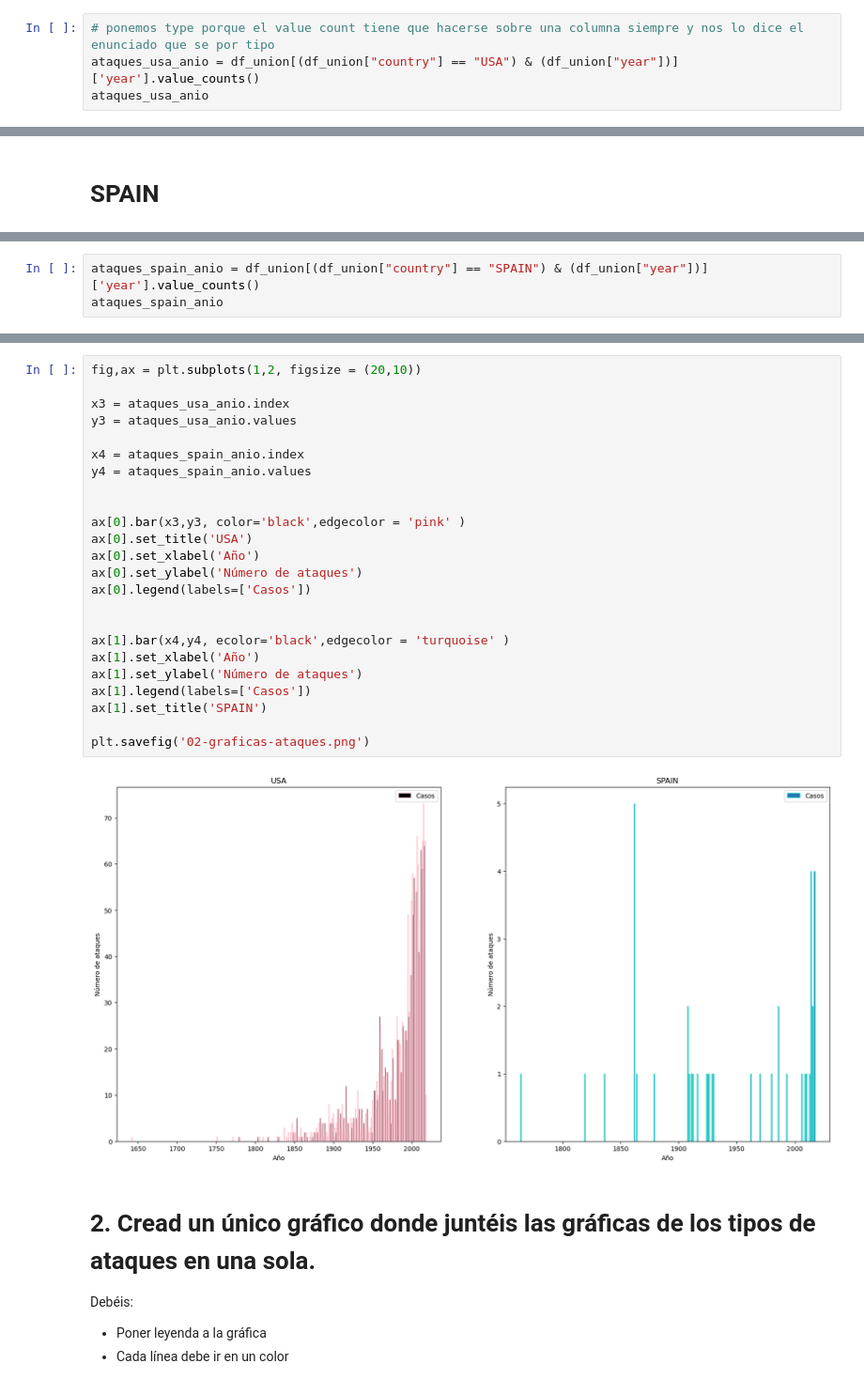
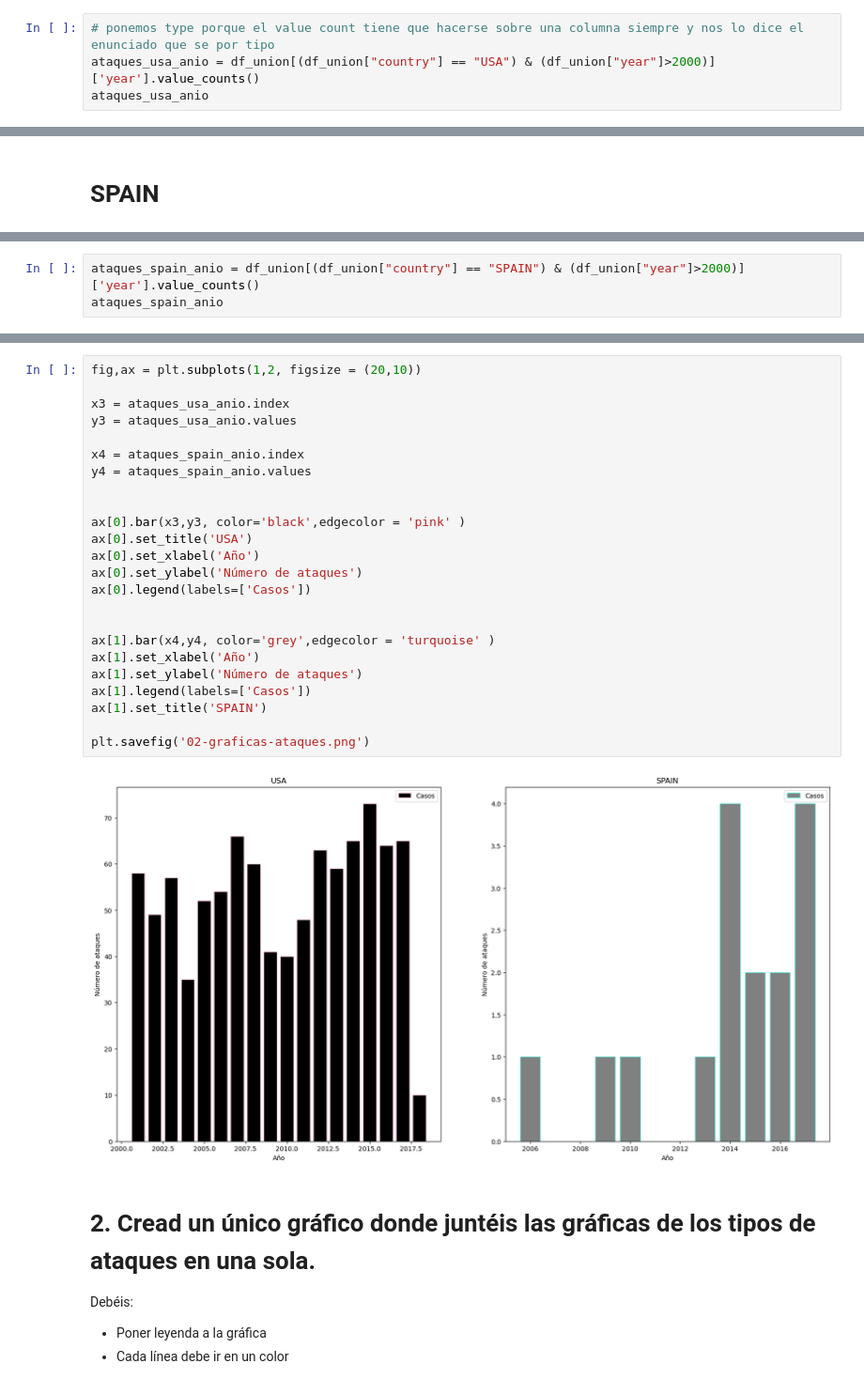
Before and after one commit to Adalab/DA-promoC-modulo-02-Marina-Lourdes-Ana, a Jupyter notebook: Visualizacion/02-Visualizacion_2.ipynb, the cells around one changed output, grey strips where cells are left out. Shown at 94% size. Drawn from its saved outputs; the diff is of its cells as text.

```diff
--- a/Visualizacion/02-Visualizacion_2.ipynb
+++ b/Visualizacion/02-Visualizacion_2.ipynb
@@ -145,6 +144,6 @@ df_union[(df_union["country"] == "USA") & (df_union["year"])].shape[0]
 # %%
 # ponemos type porque el value count tiene que hacerse sobre una columna siempre y nos lo dice el enunciado que se por tipo
-ataques_usa_anio = df_union[(df_union["country"] == "USA") & (df_union["year"])]['year'].value_counts()
+ataques_usa_anio = df_union[(df_union["country"] == "USA") & (df_union["year"]>2000)]['year'].value_counts()
 ataques_usa_anio
 # %% [output]
 2015.0    73
@@ -168,4 +174,4 @@ df_union[(df_union["country"] == "SPAIN") & (df_union["year"])].shape[0]
 # %%
-ataques_spain_anio = df_union[(df_union["country"] == "SPAIN") & (df_union["year"])]['year'].value_counts()
+ataques_spain_anio = df_union[(df_union["country"] == "SPAIN") & (df_union["year"]>2000)]['year'].value_counts()
 ataques_spain_anio
 # %% [output]
@@ -189,29 +187,29 @@ Name: year, dtype: int64
 # %%
 fig,ax = plt.subplots(1,2, figsize = (20,10))
 
 x3 = ataques_usa_anio.index
 y3 = ataques_usa_anio.values
 
 x4 = ataques_spain_anio.index
 y4 = ataques_spain_anio.values
 
 
 ax[0].bar(x3,y3, color='black',edgecolor = 'pink' )
 ax[0].set_title('USA')
 ax[0].set_xlabel('Año')
 ax[0].set_ylabel('Número de ataques')
 ax[0].legend(labels=['Casos'])
 
 
-ax[1].bar(x4,y4, ecolor='black',edgecolor = 'turquoise' )
+ax[1].bar(x4,y4, color='grey',edgecolor = 'turquoise' )
 ax[1].set_xlabel('Año')
 ax[1].set_ylabel('Número de ataques')
 ax[1].legend(labels=['Casos'])
 ax[1].set_title('SPAIN')
 
 plt.savefig('02-graficas-ataques.png')
 # %% [output]
-[figure, old version]
+[figure, new version]
 # %% [markdown]
 # 2. Cread un único gráfico donde juntéis las gráficas de los tipos de ataques en una sola.
 
```
Also changed, not shown: parts of 7 cells of this notebook, 1 other file.
